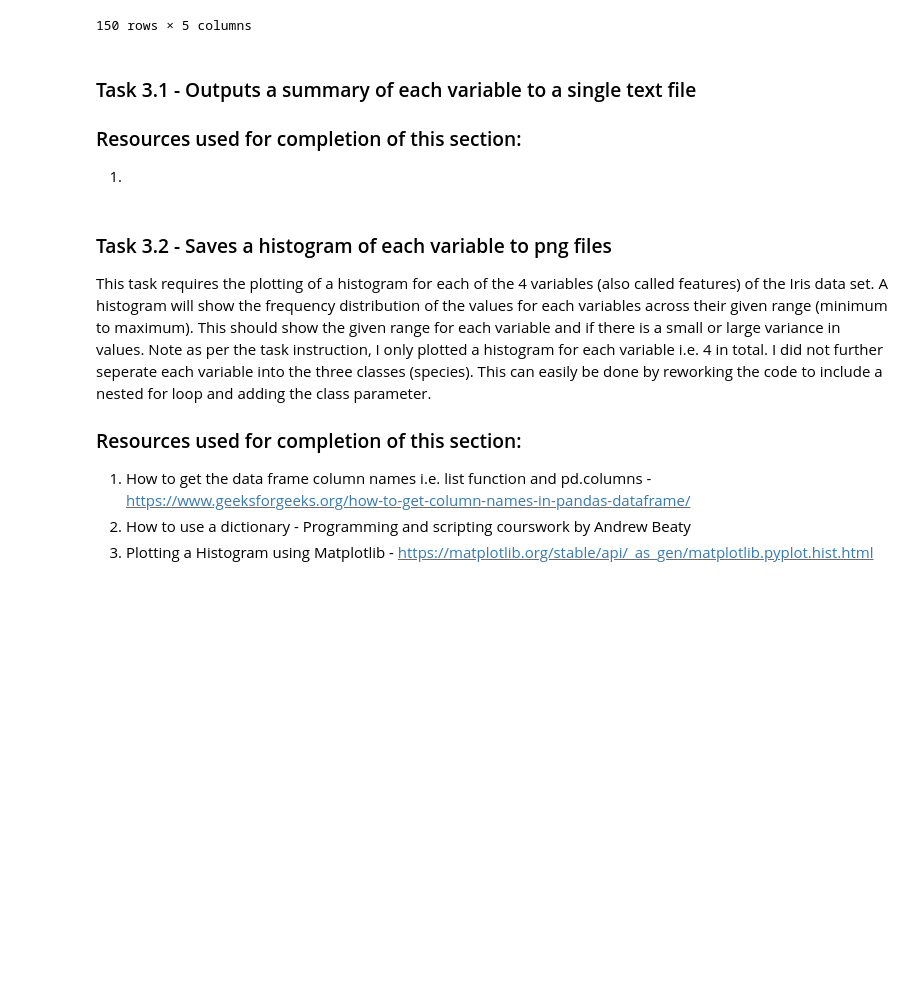
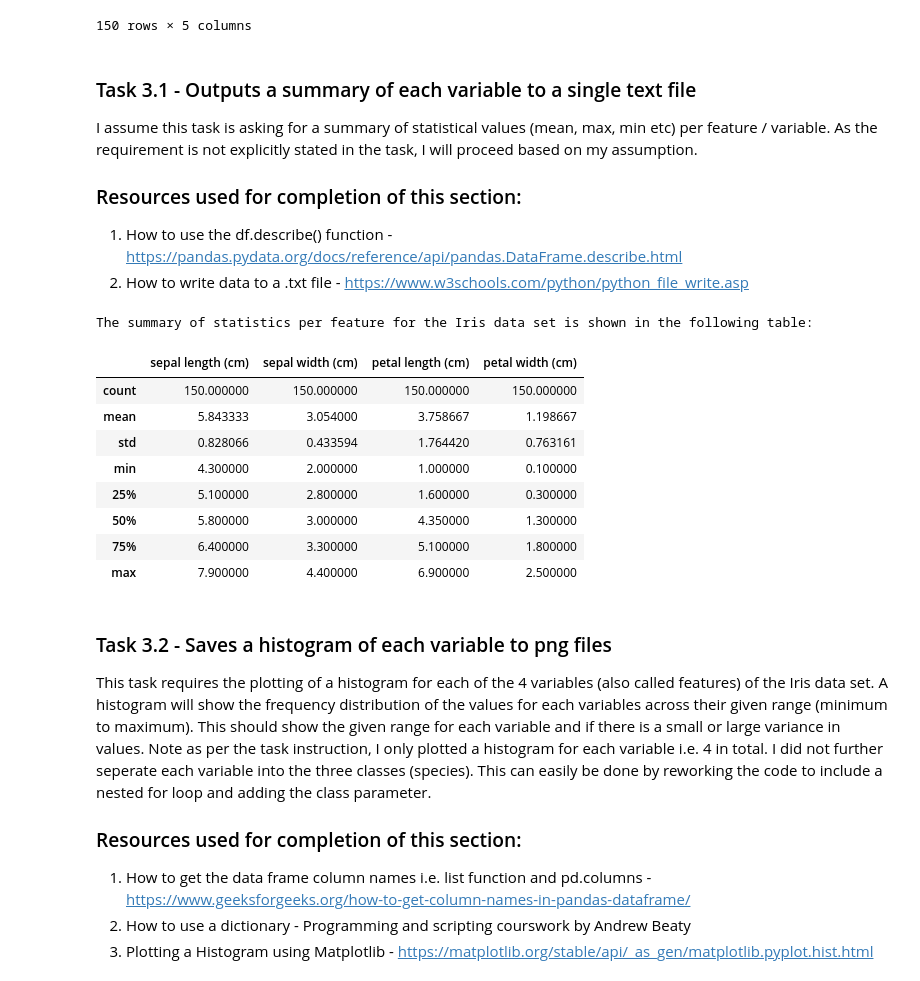
Before and after one commit to Hugo-van-Zyl/pands-project, a Jupyter notebook: analysis.ipynb, the cells around one changed output. Saved outputs shown, nothing was run; the diff lists cells and outputs as text; code cells hidden in the pictures; blank space fills up the shorter version.

Commit message:
Task 3.1 started

```diff
--- a/analysis.ipynb
+++ b/analysis.ipynb
@@ -70,11 +70,30 @@ The Iris data set is shown in the following data frame:
 150 rows × 5 columns
 # %% [markdown]
 ### Task 3.1 - Outputs a summary of each variable to a single text file
+I assume this task is asking for a summary of statistical values (mean, max, min etc) per feature / variable. As the requirement is not explicitly stated in the task, I will proceed based on my assumption.
 
 ### Resources used for completion of this section:
-1.
+1. How to use the df.describe() function - https://pandas.pydata.org/docs/reference/api/pandas.DataFrame.describe.html
+2. How to write data to a .txt file - https://www.w3schools.com/python/python_file_write.asp
 # %%
-# Calculate
+# Calculate summary of statistical parameters per feature / variable of the data set using the df.describe function which returns the max, min, mean and std dev
+Iris_stats = dft_Iris.describe() # the 50% value is known as the mean, std is standard deviation
+print("The summary of statistics per feature for the Iris data set is shown in the following table:") # print heading
+display(Iris_stats) # display table (I use this instead of print as it shows a more presentable table / data frame in my opinion)
+
+# Code to get above data over to a .txt file
+newfile = open("Iris_summary_stats.txt", "x") # create a new file
+# %% [output]
+The summary of statistics per feature for the Iris data set is shown in the following table:
+|  | sepal length (cm) | sepal width (cm) | petal length (cm) | petal width (cm) |
+| count | 150.000000 | 150.000000 | 150.000000 | 150.000000 |
+| mean | 5.843333 | 3.054000 | 3.758667 | 1.198667 |
+| std | 0.828066 | 0.433594 | 1.764420 | 0.763161 |
+| min | 4.300000 | 2.000000 | 1.000000 | 0.100000 |
+| 25% | 5.100000 | 2.800000 | 1.600000 | 0.300000 |
+| 50% | 5.800000 | 3.000000 | 4.350000 | 1.300000 |
+| 75% | 6.400000 | 3.300000 | 5.100000 | 1.800000 |
+| max | 7.900000 | 4.400000 | 6.900000 | 2.500000 |
 # %% [markdown]
 ### Task 3.2 - Saves a histogram of each variable to png files
 This task requires the plotting of a histogram for each of the 4 variables (also called features) of the Iris data set. A histogram will show the frequency distribution of the values for each variables across their given range (minimum to maximum). This should show the given range for each variable and if there is a small or large variance in values. Note as per the task instruction, I only plotted a histogram for each variable i.e. 4 in total. I did not further seperate each variable into the three classes (species). This can easily be done by reworking the code to include a nested for loop and adding the class parameter.
```
Also changed, not shown: 1 other file.
